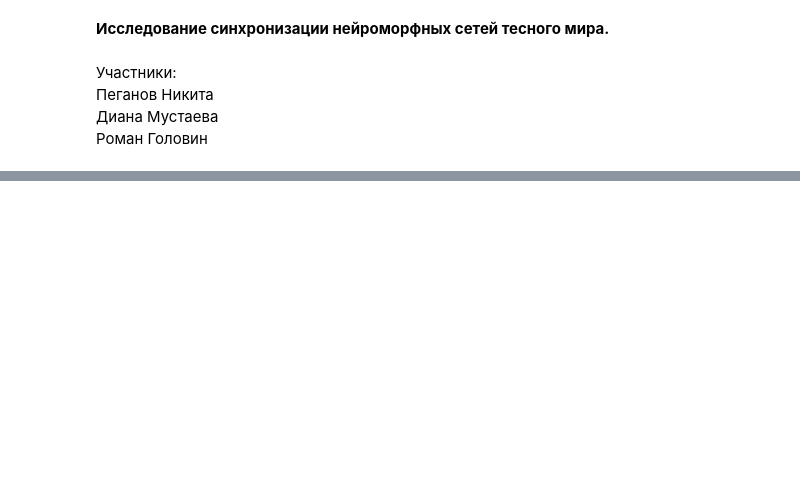
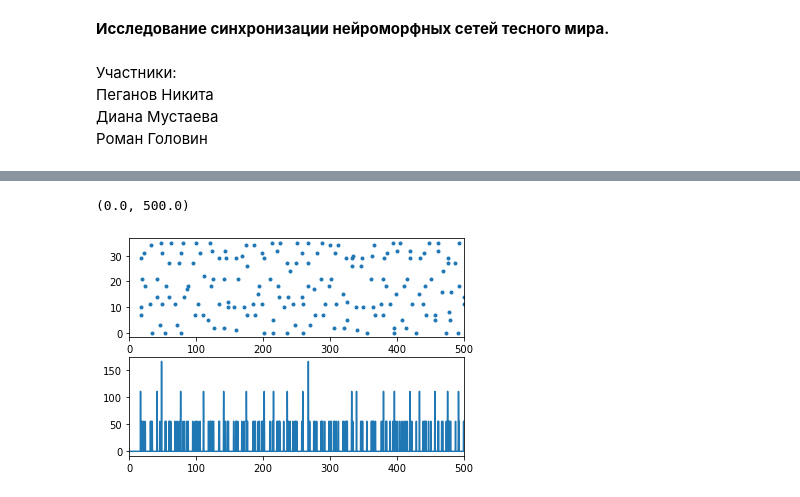
Before and after one commit to NikPeg/SmallWorldSynchronization, a Jupyter notebook: Синхронизация сетей тесного мира.ipynb, the cells around one changed output, grey strips where cells are left out. Cells and saved outputs as stored; diff of their text form; code cells hidden in the pictures; blank space fills up the shorter version.

```diff
--- a/Синхронизация сетей тесного мира.ipynb
+++ b/Синхронизация сетей тесного мира.ipynb
@@ -21,0 +42,3 @@ nx.draw(sw, **options)
+# %%
+def vertex_num(vertex):
+    return vertex[0] * 6 + vertex[1]
@@ -21,0 +128,5 @@ nx.draw(sw, **options)
+# %%
+b2.start_scope()
+cpg = CPG()
+#PG = b2.PoissonGroup(1, 10*1/TAU_V)
+cpg.net.run(500 * b2.ms, namespace={'w_syn':W_SYN})
@@ -21,0 +135,14 @@ nx.draw(sw, **options)
+# %%
+duration = 500 * b2.ms
+plt.subplot(211)
+plt.plot(cpg.spike_mon.t/b2.ms, cpg.spike_mon.i, '.')
+plt.xlim(0, duration/b2.ms)
+
+LFP = cpg.pop_mon
+
+plt.subplot(212)
+plt.plot(LFP.t/b2.ms, LFP.smooth_rate(window='flat', width=0.5*b2.ms)/b2.Hz)
+plt.xlim(0, duration/b2.ms)
+# %% [output]
+(0.0, 500.0)
+[figure, added]
```
Also changed, not shown: parts of 4 cells of this notebook.
